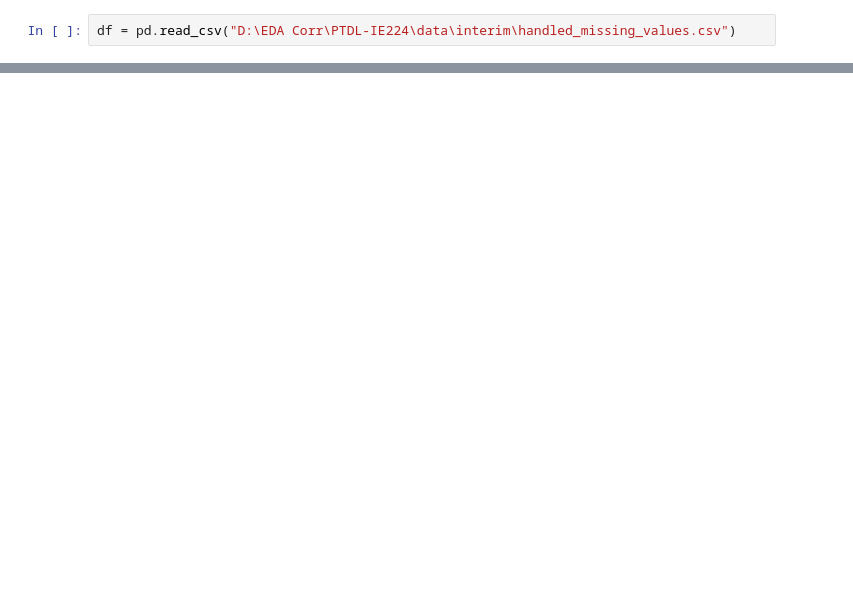
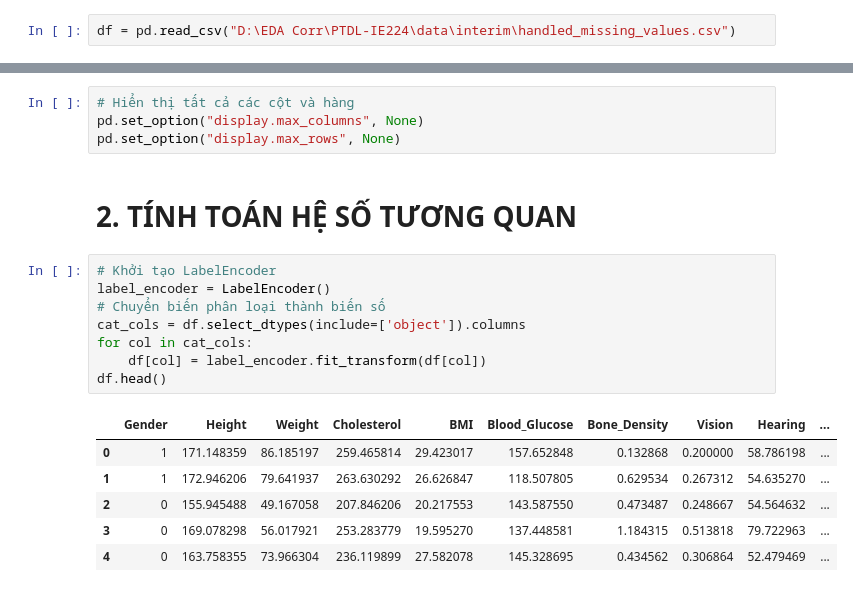
Before and after one commit to NATNgoc/PTDL-IE224, a Jupyter notebook: notebooks/2.2-EDA-correlation.ipynb, the cells around one changed output, grey strips where cells are left out. Saved outputs shown, nothing was run; the diff lists cells and outputs as text; blank space fills up the shorter version.

```diff
--- a/notebooks/2.2-EDA-correlation.ipynb
+++ b/notebooks/2.2-EDA-correlation.ipynb
@@ -41,0 +21,21 @@ Name: Age, dtype: float64
+# %%
+# Hiển thị tất cả các cột và hàng
+pd.set_option("display.max_columns", None)
+pd.set_option("display.max_rows", None)
+# %% [markdown]
+# 2. TÍNH TOÁN HỆ SỐ TƯƠNG QUAN
+# %%
+# Khởi tạo LabelEncoder
+label_encoder = LabelEncoder()
+# Chuyển biến phân loại thành biến số
+cat_cols = df.select_dtypes(include=['object']).columns
+for col in cat_cols:
+    df[col] = label_encoder.fit_transform(df[col])
+df.head()
+# %% [output]
+|  | Gender | Height | Weight | Cholesterol | BMI | Blood_Glucose | Bone_Density | Vision | Hearing | ... |
+| 0 | 1 | 171.148359 | 86.185197 | 259.465814 | 29.423017 | 157.652848 | 0.132868 | 0.200000 | 58.786198 | ... |
+| 1 | 1 | 172.946206 | 79.641937 | 263.630292 | 26.626847 | 118.507805 | 0.629534 | 0.267312 | 54.635270 | ... |
+| 2 | 0 | 155.945488 | 49.167058 | 207.846206 | 20.217553 | 143.587550 | 0.473487 | 0.248667 | 54.564632 | ... |
+| 3 | 0 | 169.078298 | 56.017921 | 253.283779 | 19.595270 | 137.448581 | 1.184315 | 0.513818 | 79.722963 | ... |
+| 4 | 0 | 163.758355 | 73.966304 | 236.119899 | 27.582078 | 145.328695 | 0.434562 | 0.306864 | 52.479469 | ... |
```
Also changed, not shown: parts of 14 cells of this notebook.
